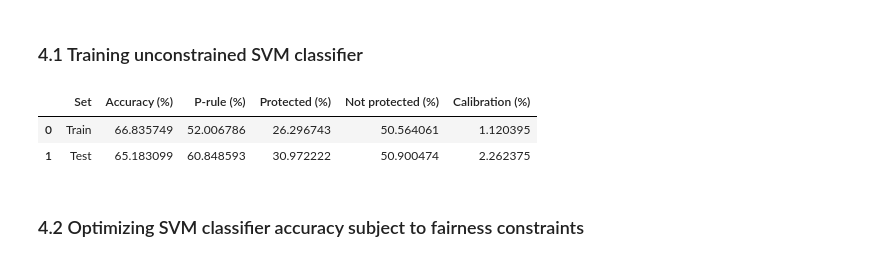
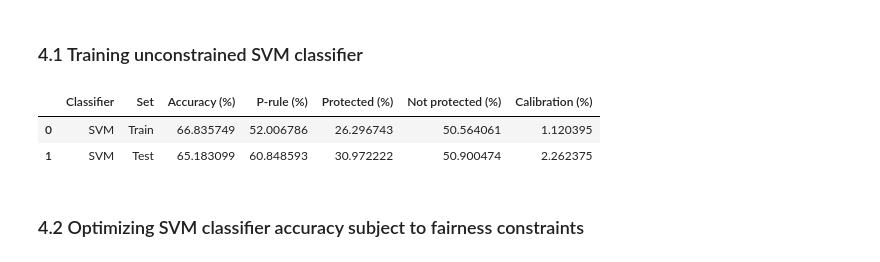
Before and after one commit to namiraprita/machine-learning-fairness, a Jupyter notebook: doc/main.ipynb, the cells around one changed output. Cells and saved outputs as stored; diff of their text form; code cells hidden in the pictures.

```diff
--- a/doc/main.ipynb
+++ b/doc/main.ipynb
@@ -208,30 +210,31 @@ def classifier(apply_fairness_constraints,loss_function,c,sensitive_attrs,max_it
 # %%
 # Train model and print results
 from sklearn import svm
 from sklearn.svm import SVC
 from sklearn.model_selection import train_test_split
 from sklearn.model_selection import KFold
 from sklearn.preprocessing import StandardScaler
 from sklearn.utils import shuffle
 from sklearn.metrics import accuracy_score
 from sklearn.metrics import log_loss
 
 svm_model = SVC(kernel = 'linear', probability = True)
 
 # Train model and print results
 clf = svm_model.fit(x_train, y_train)
 optimal_loss = log_loss(y_train, clf.predict_proba(x_train))
-print_results = {"Set": ["Train", "Test"],
-                 "Accuracy (%)": [clf.score(x_train, y_train)*100, clf.score(x_test, y_test)*100],
-                 "P-rule (%)": [p_rule(race_train, clf.predict(x_train))[0]*100, p_rule(race_test, clf.predict(x_test))[0]*100],
-                 "Protected (%)": [p_rule(race_train, clf.predict(x_train))[1]*100, p_rule(race_test, clf.predict(x_test))[1]*100],
-                 "Not protected (%)": [p_rule(race_train, clf.predict(x_train))[2]*100, p_rule(race_test, clf.predict(x_test))[2]*100],
-                 "Calibration (%)": [calibration(race_train, clf.predict(x_train), y_train)*100, calibration(race_test, clf.predict(x_test), y_test)*100]}
-pd.DataFrame(print_results)
+results_svm = {"Classifier": ["SVM", "SVM"],
+               "Set": ["Train", "Test"],
+               "Accuracy (%)": [clf.score(x_train, y_train)*100, clf.score(x_test, y_test)*100],
+               "P-rule (%)": [p_rule(race_train, clf.predict(x_train))[0]*100, p_rule(race_test, clf.predict(x_test))[0]*100],
+               "Protected (%)": [p_rule(race_train, clf.predict(x_train))[1]*100, p_rule(race_test, clf.predict(x_test))[1]*100],
+               "Not protected (%)": [p_rule(race_train, clf.predict(x_train))[2]*100, p_rule(race_test, clf.predict(x_test))[2]*100],
+               "Calibration (%)": [calibration(race_train, clf.predict(x_train), y_train)*100, calibration(race_test, clf.predict(x_test), y_test)*100]}
+pd.DataFrame(results_svm)
 # %% [output]
-|  | Set | Accuracy (%) | P-rule (%) | Protected (%) | Not protected (%) | Calibration (%) |
-| 0 | Train | 66.835749 | 52.006786 | 26.296743 | 50.564061 | 1.120395 |
-| 1 | Test | 65.183099 | 60.848593 | 30.972222 | 50.900474 | 2.262375 |
+|  | Classifier | Set | Accuracy (%) | P-rule (%) | Protected (%) | Not protected (%) | Calibration (%) |
+| 0 | SVM | Train | 66.835749 | 52.006786 | 26.296743 | 50.564061 | 1.120395 |
+| 1 | SVM | Test | 65.183099 | 60.848593 | 30.972222 | 50.900474 | 2.262375 |
 # %% [markdown]
 ### 4.2 Optimizing SVM classifier accuracy subject to fairness constraints
 # %% [markdown]
```
Also changed, not shown: parts of 12 cells of this notebook.
